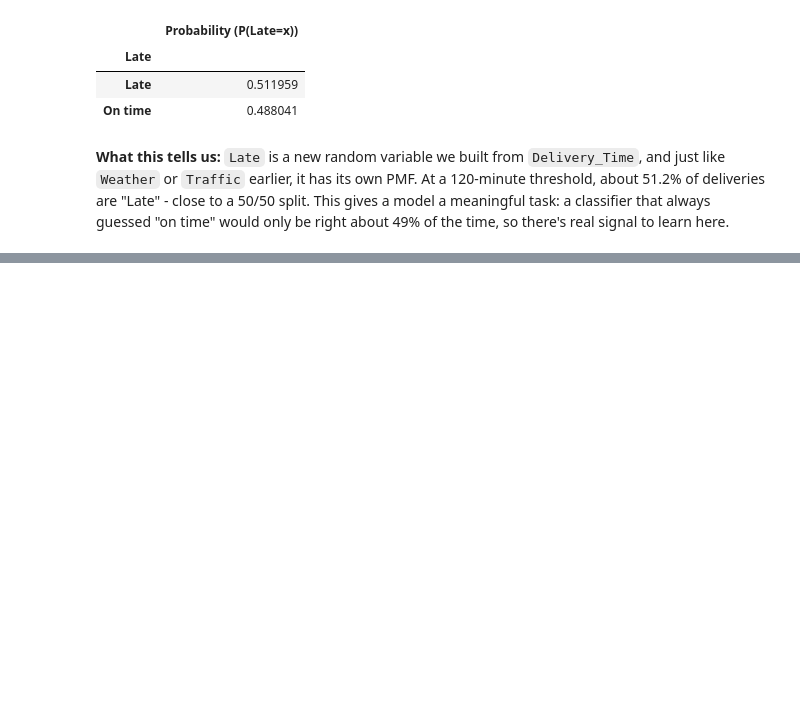
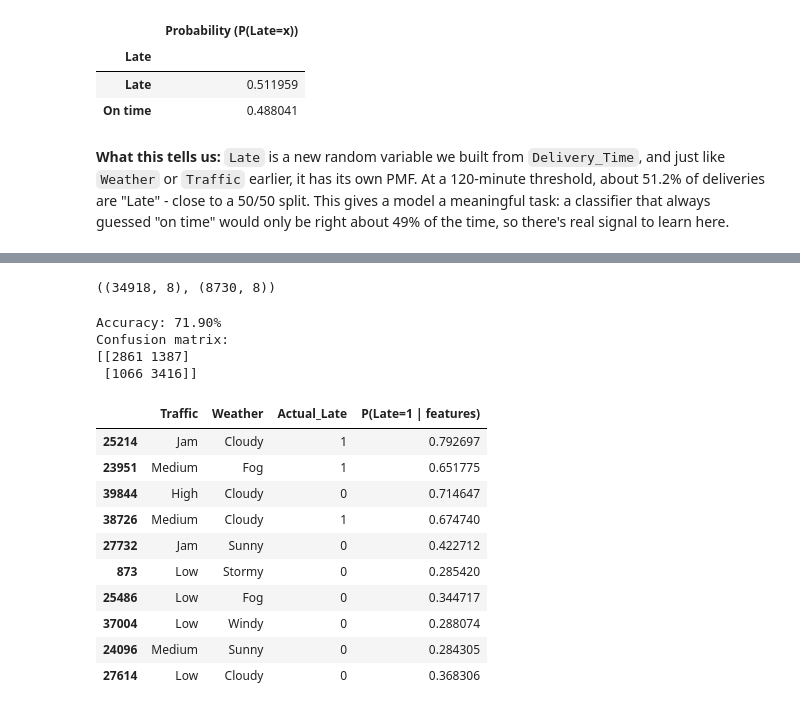
Before and after one commit to Michael-Nyawade/amazon-delivery-pmf-pdf-cdf, a Jupyter notebook: amazon-delivery.ipynb, the cells around one changed output, grey strips where cells are left out. Saved outputs shown, nothing was run; the diff lists cells and outputs as text; code cells hidden in the pictures; blank space fills up the shorter version.

Commit message:
Add logistic regression baseline for late-delivery prediction

```diff
--- a/amazon-delivery.ipynb
+++ b/amazon-delivery.ipynb
@@ -396,0 +408,51 @@ pmfLate
+# %%
+# Encode our two categorical features as dummy variables
+features = pd.get_dummies(df[["Traffic", "Weather"]], drop_first=True)
+target = df["Late"]
+
+X_train, X_test, y_train, y_test = train_test_split(
+    features, target, test_size=0.2, random_state=42
+)
+
+X_train.shape, X_test.shape
+# %% [output]
+((34918, 8), (8730, 8))
+# %%
+model = LogisticRegression()
+model.fit(X_train, y_train)
+
+y_pred = model.predict(X_test)
+
+accuracy = accuracy_score(y_test, y_pred)
+print(f"Accuracy: {accuracy:.2%}")
+
+cm = confusion_matrix(y_test, y_pred)
+print("Confusion matrix:")
+print(cm)
+# %% [output]
+Accuracy: 71.90%
+Confusion matrix:
+[[2861 1387]
+ [1066 3416]]
+# %%
+# The model doesn't just predict a label — it estimates P(Late = 1 | Traffic, Weather)
+probabilities = model.predict_proba(X_test)[:, 1]
+
+pd.DataFrame({
+    "Traffic": df.loc[X_test.index, "Traffic"],
+    "Weather": df.loc[X_test.index, "Weather"],
+    "Actual_Late": y_test,
+    "P(Late=1 | features)": probabilities
+}).head(10)
+# %% [output]
+|  | Traffic | Weather | Actual_Late | P(Late=1 | features) |
+| 25214 | Jam | Cloudy | 1 | 0.792697 |
+| 23951 | Medium | Fog | 1 | 0.651775 |
+| 39844 | High | Cloudy | 0 | 0.714647 |
+| 38726 | Medium | Cloudy | 1 | 0.674740 |
+| 27732 | Jam | Sunny | 0 | 0.422712 |
+| 873 | Low | Stormy | 0 | 0.285420 |
+| 25486 | Low | Fog | 0 | 0.344717 |
+| 37004 | Low | Windy | 0 | 0.288074 |
+| 24096 | Medium | Sunny | 0 | 0.284305 |
+| 27614 | Low | Cloudy | 0 | 0.368306 |
```
Also changed, not shown: parts of 3 cells of this notebook, 1 other file.
